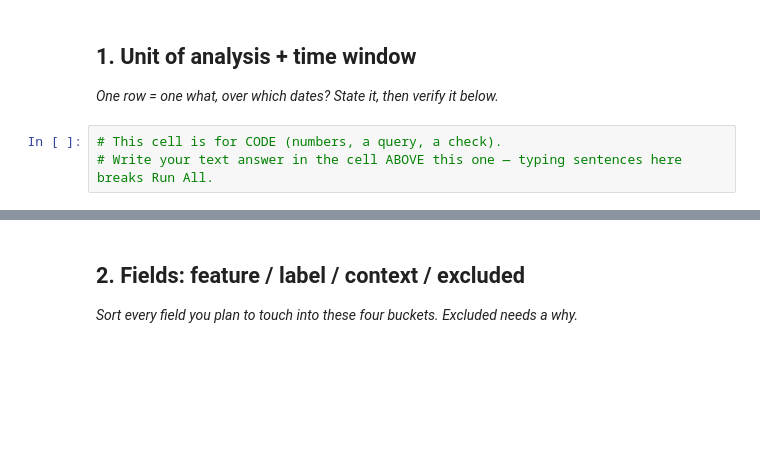
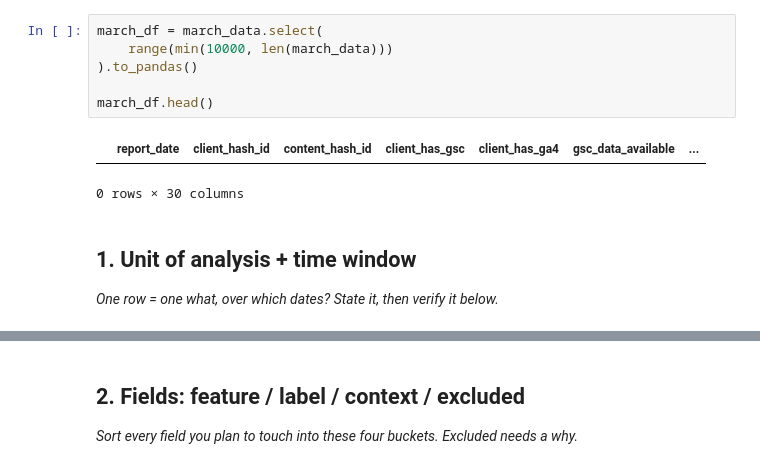
Before and after one commit to syedali287/flyrank-intern, a Jupyter notebook: work/notebooks/w03_data_contract.ipynb, the cells around one changed output, grey strips where cells are left out. Drawn from its saved outputs; the diff is of its cells as text; blank space fills up the shorter version.

```diff
--- a/work/notebooks/w03_data_contract.ipynb
+++ b/work/notebooks/w03_data_contract.ipynb
@@ -9,7 +99,13 @@ This skeleton is yours to fill. Work the sections **in order** — each one has
+# %%
+march_df = march_data.select(
+    range(min(10000, len(march_data)))
+).to_pandas()
+
+march_df.head()
+# %% [output]
+|  | report_date | client_hash_id | content_hash_id | client_has_gsc | client_has_ga4 | gsc_data_available | ... |
+0 rows × 30 columns
 # %% [markdown]
 ## 1. Unit of analysis + time window
 
 *One row = one what, over which dates? State it, then verify it below.*
-# %%
-# This cell is for CODE (numbers, a query, a check).
-# Write your text answer in the cell ABOVE this one — typing sentences here breaks Run All.
```
Also changed, not shown: parts of 28 cells of this notebook.
